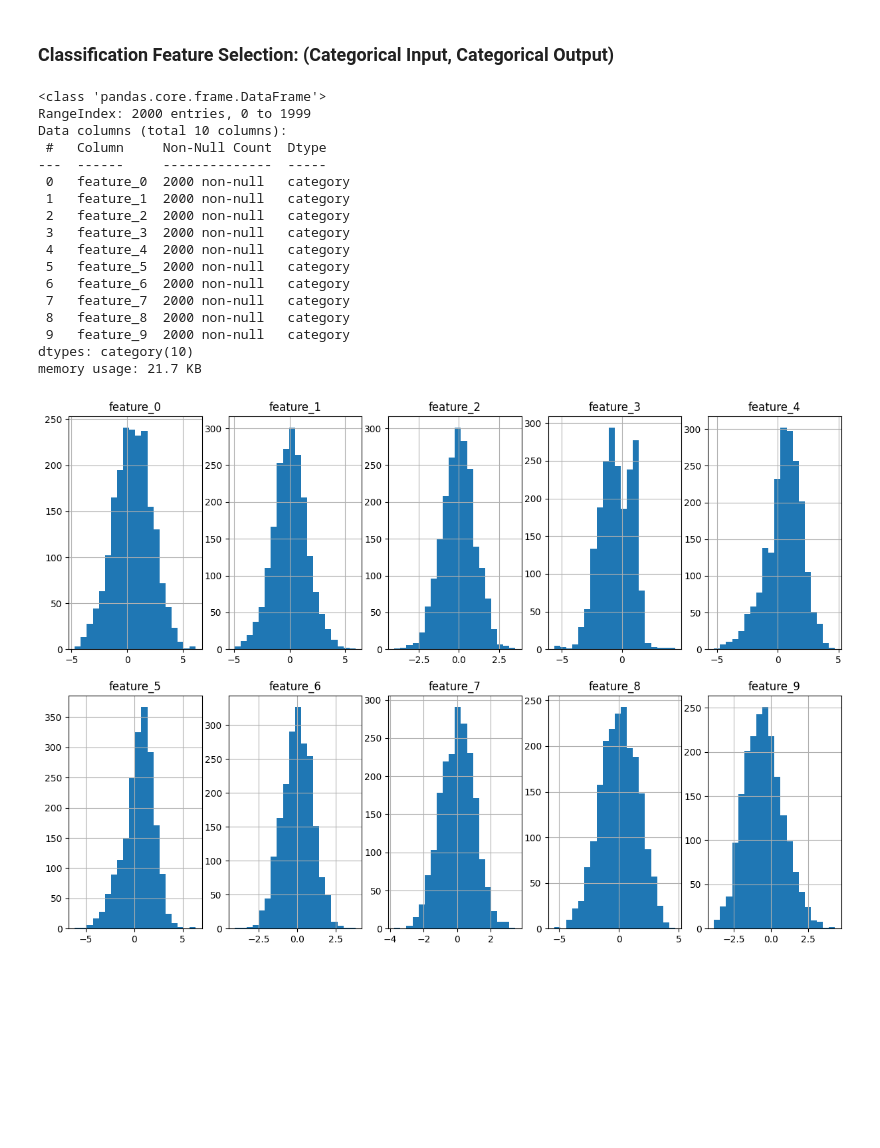
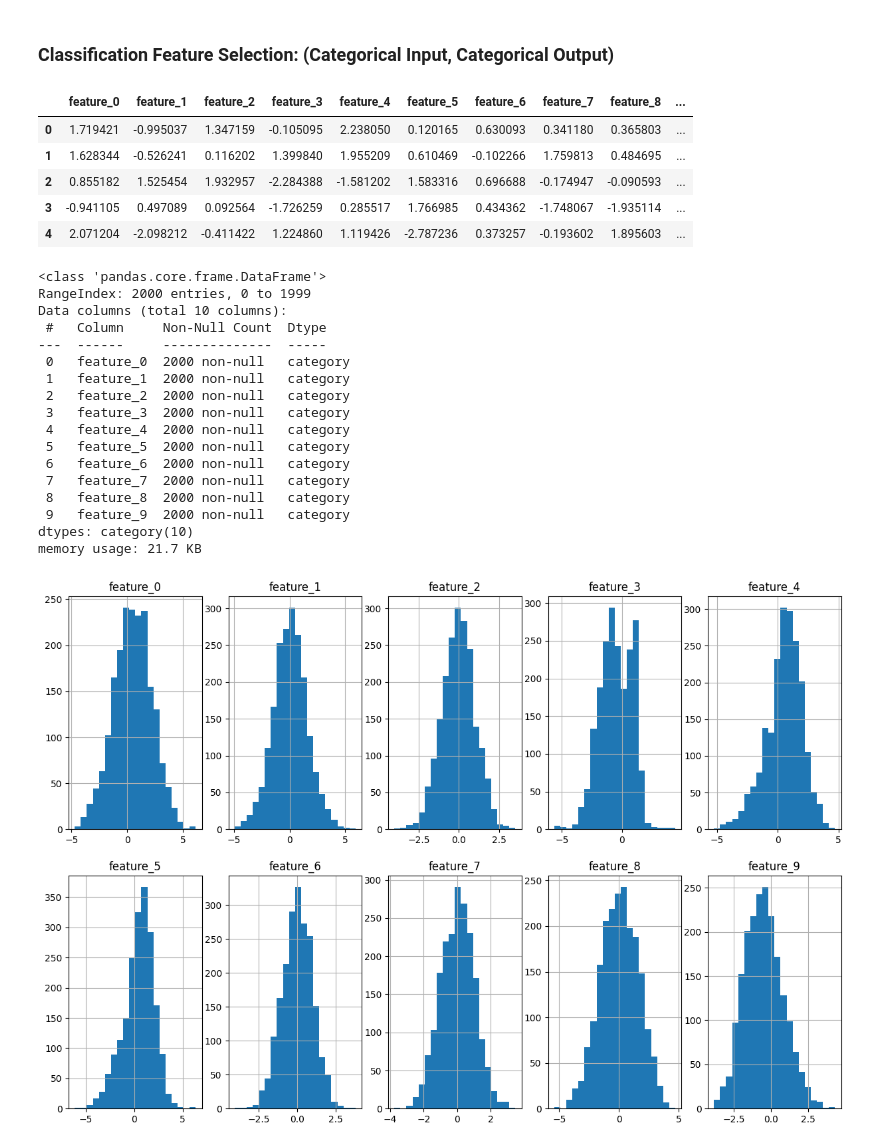
Before and after one commit to vincenzorrei/EDU-FeatureSelection, a Jupyter notebook: main.ipynb, the cells around one changed output. Drawn from its saved outputs; the diff is of its cells as text; code cells hidden in the pictures; blank space fills up the shorter version.

```diff
--- a/main.ipynb
+++ b/main.ipynb
@@ -362,42 +362,50 @@ Caratteristiche informative originali selezionate: {np.int64(0), np.int64(1), np
 # %%
 # Informative features numeber
 n_informative = 5
 
 # ANOVA feature selection for numeric input and categorical output
 X, y = make_classification(n_samples=2000, n_features=10, n_informative=n_informative, random_state=42)
 
 # Create cols names
 X_columns = [f'feature_{i}' for i in range(X.shape[1])]
 X = pd.DataFrame(X, columns=X_columns)
-
-# Create bins for each column
-X_binned = pd.DataFrame(columns=X_columns)
-for column in X_columns:
-    X_binned[str(column)] = pd.cut(X[column], bins=5, labels=False)
-
-# Convert every column to categorical
-for column in X_binned.columns:
-    X_binned[column] = X_binned[column].astype('category')
-
-X_binned.info()
+X.head()
 # %% [output]
-<class 'pandas.core.frame.DataFrame'>
-RangeIndex: 2000 entries, 0 to 1999
-Data columns (total 10 columns):
- #   Column     Non-Null Count  Dtype
----  ------     --------------  -----
- 0   feature_0  2000 non-null   category
- 1   feature_1  2000 non-null   category
- 2   feature_2  2000 non-null   category
- 3   feature_3  2000 non-null   category
- 4   feature_4  2000 non-null   category
- 5   feature_5  2000 non-null   category
- 6   feature_6  2000 non-null   category
- 7   feature_7  2000 non-null   category
- 8   feature_8  2000 non-null   category
- 9   feature_9  2000 non-null   category
-dtypes: category(10)
-memory usage: 21.7 KB
+|  | feature_0 | feature_1 | feature_2 | feature_3 | feature_4 | feature_5 | feature_6 | feature_7 | feature_8 | ... |
+| 0 | 1.719421 | -0.995037 | 1.347159 | -0.105095 | 2.238050 | 0.120165 | 0.630093 | 0.341180 | 0.365803 | ... |
+| 1 | 1.628344 | -0.526241 | 0.116202 | 1.399840 | 1.955209 | 0.610469 | -0.102266 | 1.759813 | 0.484695 | ... |
+| 2 | 0.855182 | 1.525454 | 1.932957 | -2.284388 | -1.581202 | 1.583316 | 0.696688 | -0.174947 | -0.090593 | ... |
+| 3 | -0.941105 | 0.497089 | 0.092564 | -1.726259 | 0.285517 | 1.766985 | 0.434362 | -1.748067 | -1.935114 | ... |
+| 4 | 2.071204 | -2.098212 | -0.411422 | 1.224860 | 1.119426 | -2.787236 | 0.373257 | -0.193602 | 1.895603 | ... |
+# %%
+# Create bins for each column
+X_binned = pd.DataFrame(columns=X_columns)
+for column in X_columns:
+    X_binned[str(column)] = pd.cut(X[column], bins=5, labels=False)
+
+# Convert every column to categorical
+for column in X_binned.columns:
+    X_binned[column] = X_binned[column].astype('category')
+
+X_binned.info()
+# %% [output]
+<class 'pandas.core.frame.DataFrame'>
+RangeIndex: 2000 entries, 0 to 1999
+Data columns (total 10 columns):
+ #   Column     Non-Null Count  Dtype
+---  ------     --------------  -----
+ 0   feature_0  2000 non-null   category
+ 1   feature_1  2000 non-null   category
+ 2   feature_2  2000 non-null   category
+ 3   feature_3  2000 non-null   category
+ 4   feature_4  2000 non-null   category
+ 5   feature_5  2000 non-null   category
+ 6   feature_6  2000 non-null   category
+ 7   feature_7  2000 non-null   category
+ 8   feature_8  2000 non-null   category
+ 9   feature_9  2000 non-null   category
+dtypes: category(10)
+memory usage: 21.7 KB
 # %%
 # Create histograms for x
 plt.figure(figsize=(15, 10))
```
